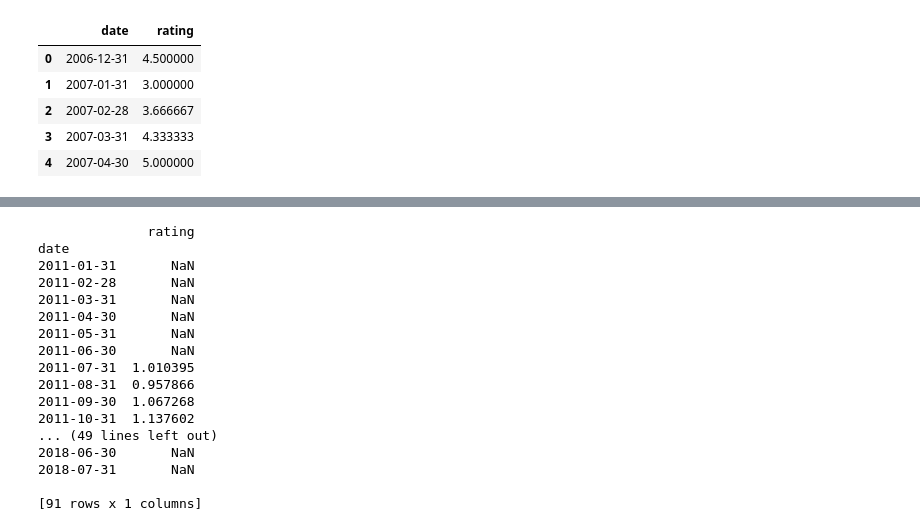
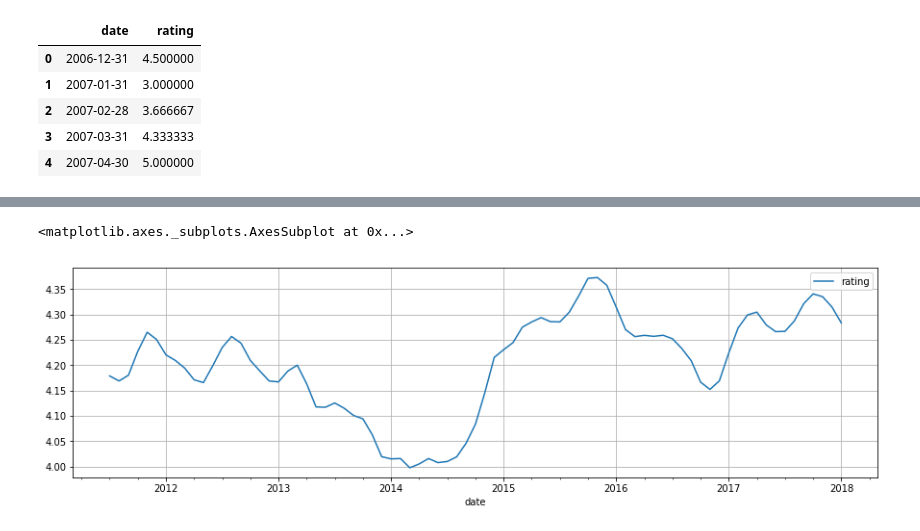
Before and after one commit to Gryazzz/Review, a Jupyter notebook: Analysis.ipynb, the cells around one changed output, grey strips where cells are left out. Saved outputs shown, nothing was run; the diff lists cells and outputs as text; code cells hidden in the pictures.

```diff
--- a/Analysis.ipynb
+++ b/Analysis.ipynb
@@ -83,20 +81,5 @@ pyplot.show()
-# %%
-print(result.resid)
-# %% [output]
-              rating
-date
-2011-01-31       NaN
-2011-02-28       NaN
-2011-03-31       NaN
-2011-04-30       NaN
-2011-05-31       NaN
-2011-06-30       NaN
-2011-07-31  1.010395
-2011-08-31  0.957866
-2011-09-30  1.067268
-2011-10-31  1.137602
-... (49 lines left out)
-2018-06-30       NaN
-2018-07-31       NaN
-
-[91 rows x 1 columns]
+# %%
+result.trend.plot(figsize=(15,4), grid=True)
+# %% [output]
+<matplotlib.axes._subplots.AxesSubplot at 0x...>
+[figure, added]
```
Also changed, not shown: parts of 10 cells of this notebook.
